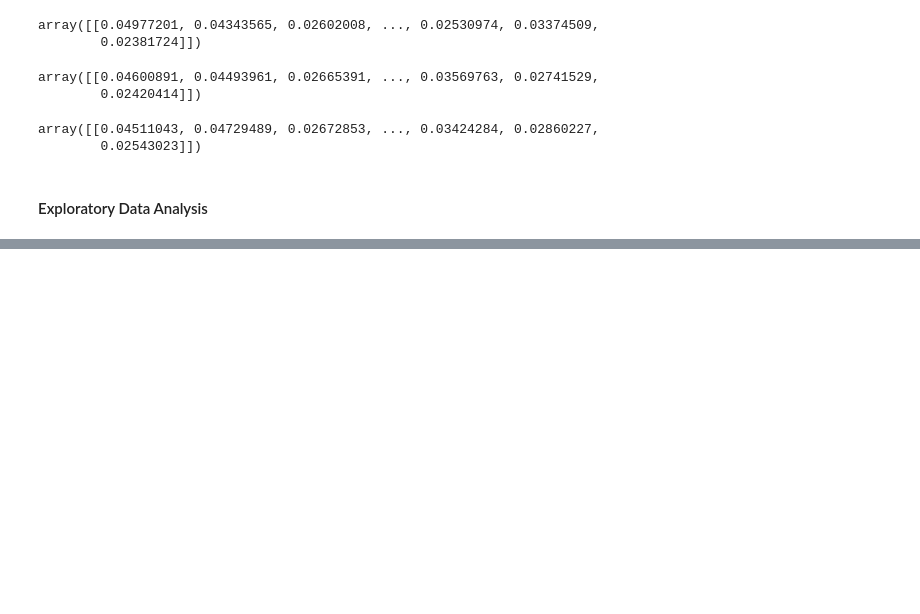
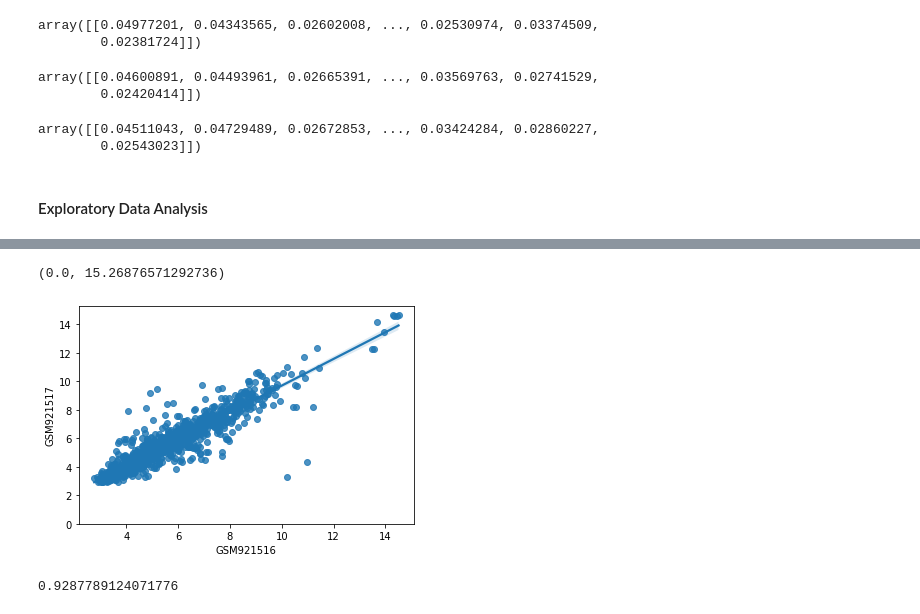
Before and after one commit to elyianaa/Bone-Cancer-Python, a Jupyter notebook: bone_cancer.ipynb, the cells around one changed output, grey strips where cells are left out. Drawn from its saved outputs; the diff is of its cells as text; code cells hidden in the pictures; blank space fills up the shorter version.

```diff
--- a/bone_cancer.ipynb
+++ b/bone_cancer.ipynb
@@ -113,0 +202,10 @@ array([[0.04511043, 0.04729489, 0.02672853, ..., 0.03424284, 0.02860227,
+# %%
+sns.regplot(x='GSM921516', y='GSM921517', data=eda)
+plt.ylim(0,)
+# %% [output]
+(0.0, 15.26876571292736)
+[figure, added]
+# %%
+eda['GSM921516'].corr(data['GSM921517'])
+# %% [output]
+0.9287789124071776
```
Also changed, not shown: parts of 13 cells of this notebook.
